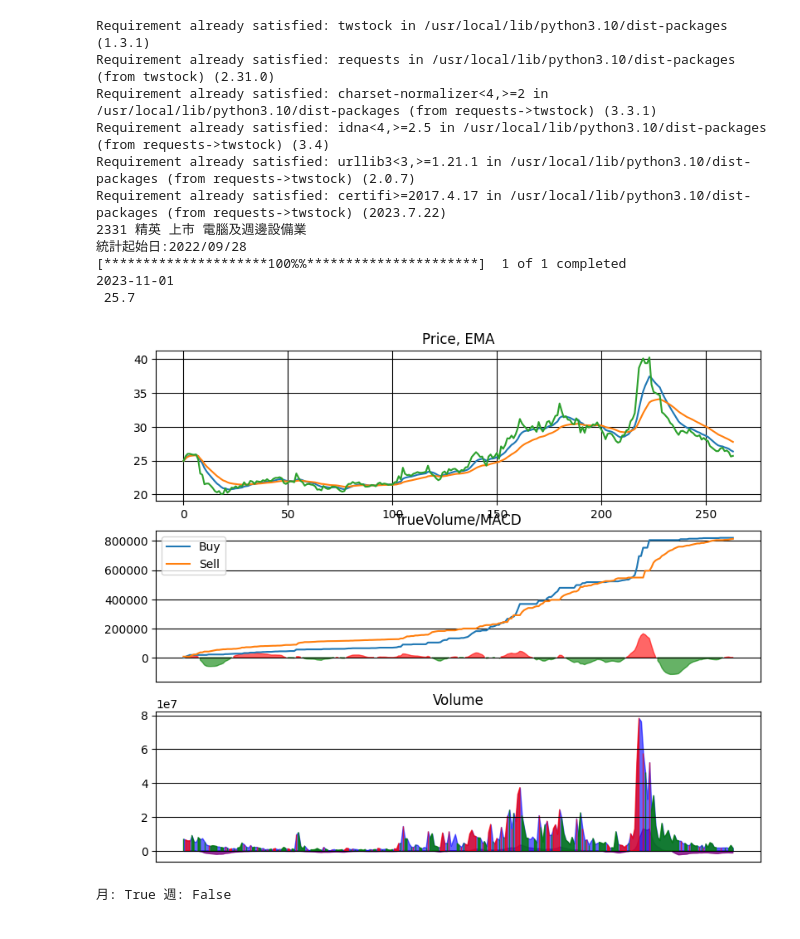
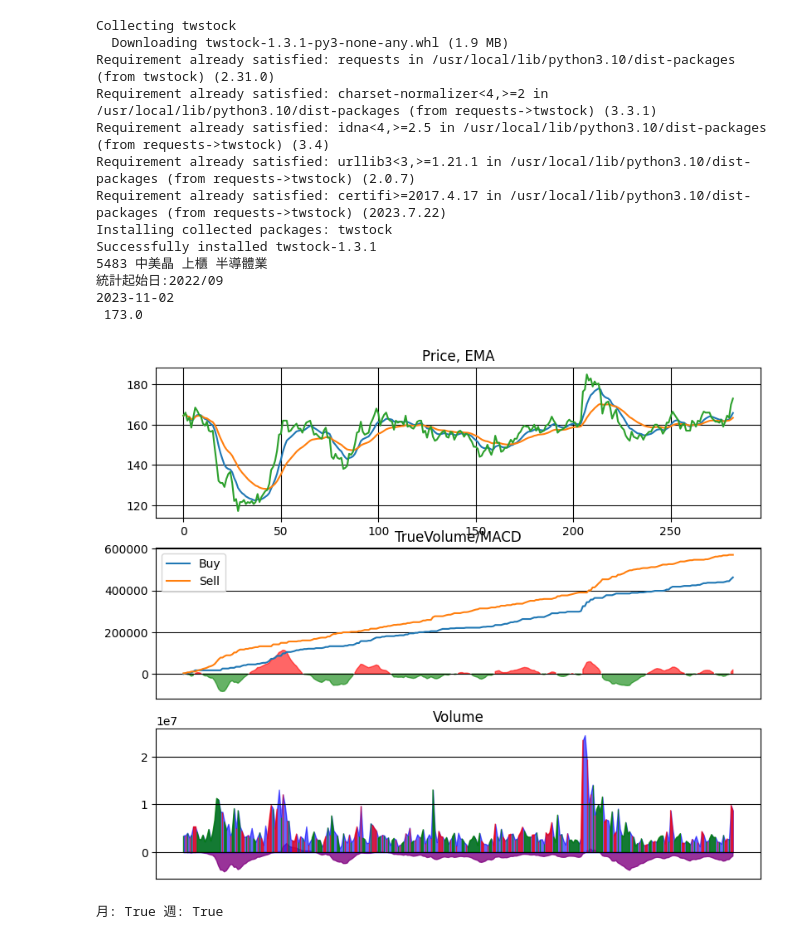
Before and after one commit to tzoung-yu/TrueVolume, a Jupyter notebook: TrueVolume上市上櫃.ipynb, the cells around one changed output. Cells and saved outputs as stored; diff of their text form; code cells hidden in the pictures.

```diff
--- a/TrueVolume上市上櫃.ipynb
+++ b/TrueVolume上市上櫃.ipynb
@@ -16,7 +16,7 @@ import yfinance as yf
 yfonly=0
 
 #股票代號
-stoid='精英'
+stoid='中美晶'
 
 def TrueVol(pd):
   df=pd
@@ -211,38 +211,40 @@ if(yfonly==0 and nn.market[0]=='上櫃'):
   sto_price = stock.fetch_from(day_start.year, day_start.month)
   sto_attr = ['Date', 'Volume', 'Turnover', 'Open', 'High', 'Low', 'Close', 'Change', 'Transaction']
   data1 = pd.DataFrame(columns = sto_attr, data = sto_price)
   data1 = data1.drop(['Turnover', 'Change', 'Transaction'], axis=1)
 
 if(yfonly==0 and nn.market[0]=='上市'):
   print("統計起始日:"+day_start.strftime("%Y/%m/%d"))
   data1 = yf.download(stoid+'.TW',start=day_start, end=thisday)
   data1 = data1.reset_index(drop=False)
 
 if yfonly==1:
   print(stoid)
   data1 = yf.download(stoid+'.TW',start=day_start, end=thisday)
   data1 = data1.reset_index(drop=False)
 
 df=data1.tail(1)
 tt1=str(df["Date"])
 tt1= keep_first_line(tt1)
 print(tt1[-10:])
 tt1=str(round(df["Close"],2))
 tt1= keep_first_line(tt1)
 print(tt1[6:])
 
 TrueVol(data1)
 # %% [output]
-Requirement already satisfied: twstock in /usr/local/lib/python3.10/dist-packages (1.3.1)
+Collecting twstock
+  Downloading twstock-1.3.1-py3-none-any.whl (1.9 MB)
 Requirement already satisfied: requests in /usr/local/lib/python3.10/dist-packages (from twstock) (2.31.0)
 Requirement already satisfied: charset-normalizer<4,>=2 in /usr/local/lib/python3.10/dist-packages (from requests->twstock) (3.3.1)
 Requirement already satisfied: idna<4,>=2.5 in /usr/local/lib/python3.10/dist-packages (from requests->twstock) (3.4)
 Requirement already satisfied: urllib3<3,>=1.21.1 in /usr/local/lib/python3.10/dist-packages (from requests->twstock) (2.0.7)
 Requirement already satisfied: certifi>=2017.4.17 in /usr/local/lib/python3.10/dist-packages (from requests->twstock) (2023.7.22)
-2331 精英 上市 電腦及週邊設備業
-統計起始日:2022/09/28
-[*********************100%%**********************]  1 of 1 completed
-2023-11-01
- 25.7
+Installing collected packages: twstock
+Successfully installed twstock-1.3.1
+5483 中美晶 上櫃 半導體業
+統計起始日:2022/09
+2023-11-02
+ 173.0
-[figure, old version]
+[figure, new version]
-月: True 週: False
+月: True 週: True
```
